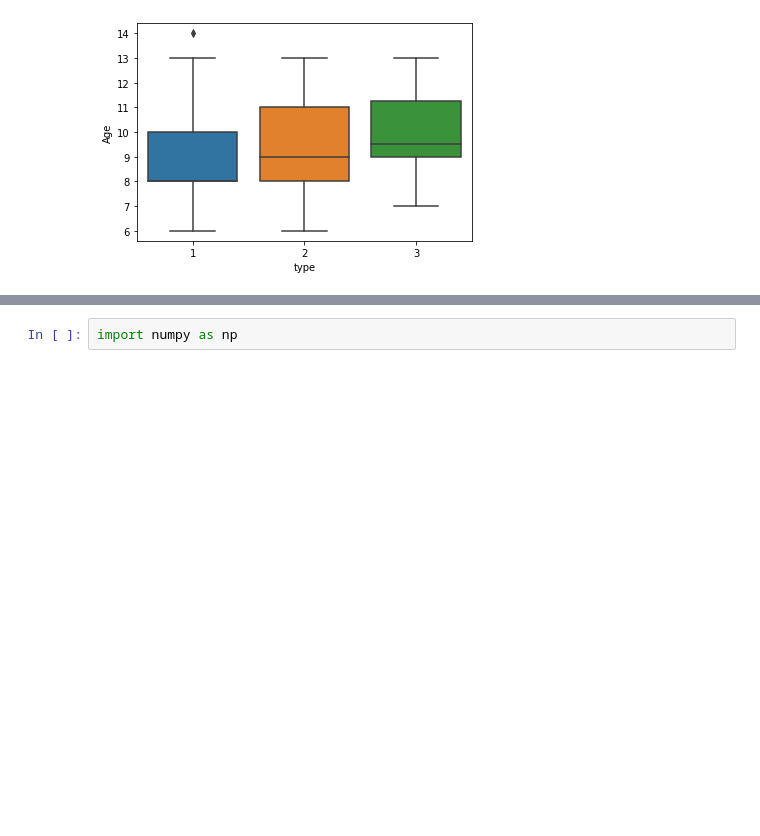
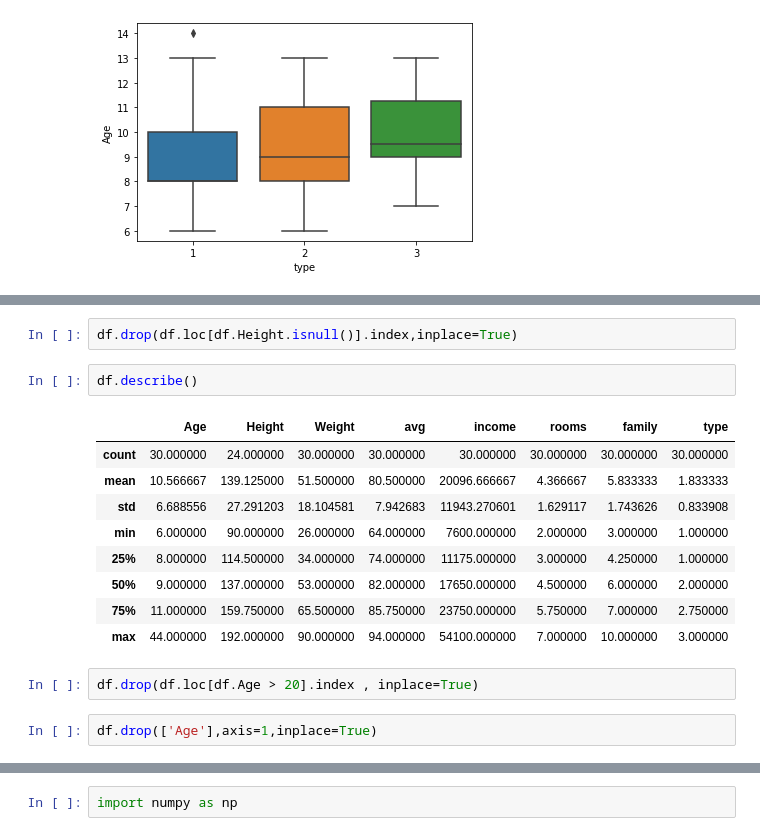
Before and after one commit to dev-area/DS, a Jupyter notebook: day2_DU.ipynb, the cells around one changed output, grey strips where cells are left out. Saved outputs shown, nothing was run; the diff lists cells and outputs as text; blank space fills up the shorter version.

```diff
--- a/day2_DU.ipynb
+++ b/day2_DU.ipynb
@@ -248,0 +276,18 @@ memory usage: 4.1+ MB
+# %%
+df.drop(df.loc[df.Height.isnull()].index,inplace=True)
+# %%
+df.describe()
+# %% [output]
+|  | Age | Height | Weight | avg | income | rooms | family | type |
+| count | 30.000000 | 24.000000 | 30.000000 | 30.000000 | 30.000000 | 30.000000 | 30.000000 | 30.000000 |
+| mean | 10.566667 | 139.125000 | 51.500000 | 80.500000 | 20096.666667 | 4.366667 | 5.833333 | 1.833333 |
+| std | 6.688556 | 27.291203 | 18.104581 | 7.942683 | 11943.270601 | 1.629117 | 1.743626 | 0.833908 |
+| min | 6.000000 | 90.000000 | 26.000000 | 64.000000 | 7600.000000 | 2.000000 | 3.000000 | 1.000000 |
+| 25% | 8.000000 | 114.500000 | 34.000000 | 74.000000 | 11175.000000 | 3.000000 | 4.250000 | 1.000000 |
+| 50% | 9.000000 | 137.000000 | 53.000000 | 82.000000 | 17650.000000 | 4.500000 | 6.000000 | 2.000000 |
+| 75% | 11.000000 | 159.750000 | 65.500000 | 85.750000 | 23750.000000 | 5.750000 | 7.000000 | 2.750000 |
+| max | 44.000000 | 192.000000 | 90.000000 | 94.000000 | 54100.000000 | 7.000000 | 10.000000 | 3.000000 |
+# %%
+df.drop(df.loc[df.Age > 20].index , inplace=True)
+# %%
+df.drop(['Age'],axis=1,inplace=True)
```
Also changed, not shown: parts of 29 cells of this notebook.
